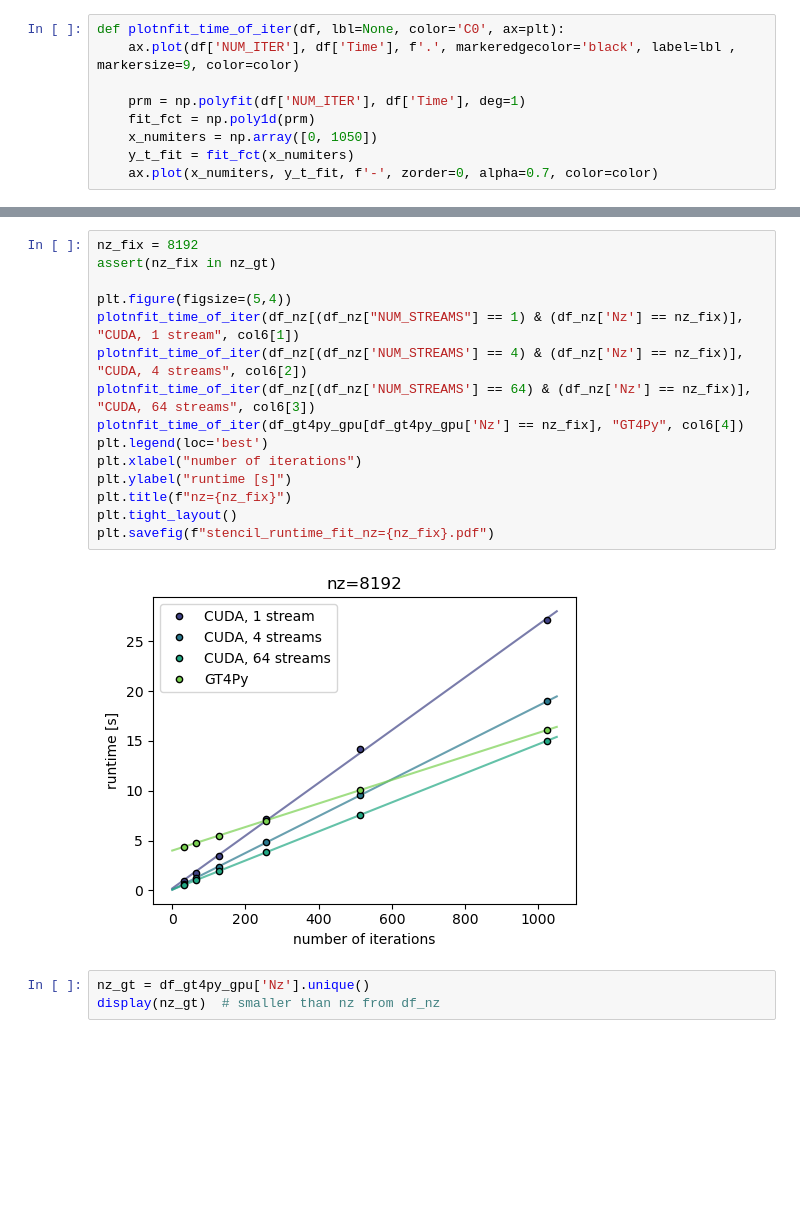
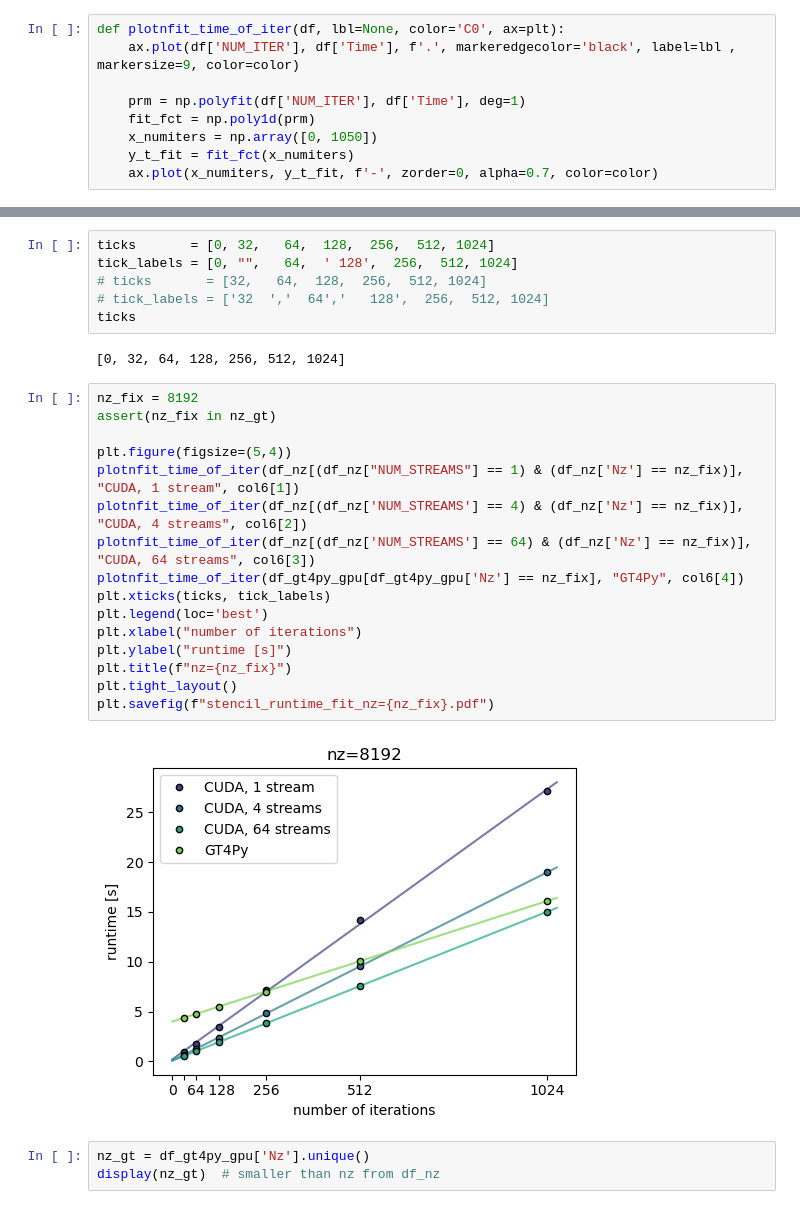
Before and after one commit to grafrap/HPC4WC-overlapping, a Jupyter notebook: measurements/stencil_cuda_vs_gt4py_plots.ipynb, the cells around one changed output, grey strips where cells are left out. Drawn from its saved outputs; the diff is of its cells as text; blank space fills up the shorter version.

Commit message:
powers of two (and 0) as ticks

```diff
--- a/measurements/stencil_cuda_vs_gt4py_plots.ipynb
+++ b/measurements/stencil_cuda_vs_gt4py_plots.ipynb
@@ -245,20 +252,29 @@ def plotnfit_time_of_iter(df, lbl=None, color='C0', ax=plt):
+# %%
+ticks       = [0, 32,   64,  128,  256,  512, 1024]
+tick_labels = [0, "",   64,  ' 128',  256,  512, 1024]
+# ticks       = [32,   64,  128,  256,  512, 1024]
+# tick_labels = ['32  ','  64','   128',  256,  512, 1024]
+ticks
+# %% [output]
+[0, 32, 64, 128, 256, 512, 1024]
 # %%
 nz_fix = 8192
 assert(nz_fix in nz_gt)
 
 plt.figure(figsize=(5,4))
 plotnfit_time_of_iter(df_nz[(df_nz["NUM_STREAMS"] == 1) & (df_nz['Nz'] == nz_fix)], "CUDA, 1 stream", col6[1])
 plotnfit_time_of_iter(df_nz[(df_nz['NUM_STREAMS'] == 4) & (df_nz['Nz'] == nz_fix)], "CUDA, 4 streams", col6[2])
 plotnfit_time_of_iter(df_nz[(df_nz['NUM_STREAMS'] == 64) & (df_nz['Nz'] == nz_fix)], "CUDA, 64 streams", col6[3])
 plotnfit_time_of_iter(df_gt4py_gpu[df_gt4py_gpu['Nz'] == nz_fix], "GT4Py", col6[4])
+plt.xticks(ticks, tick_labels)
 plt.legend(loc='best')
 plt.xlabel("number of iterations")
 plt.ylabel("runtime [s]")
 plt.title(f"nz={nz_fix}")
 plt.tight_layout()
 plt.savefig(f"stencil_runtime_fit_nz={nz_fix}.pdf")
 # %% [output]
-[figure, old version]
+[figure, new version]
 # %%
 nz_gt = df_gt4py_gpu['Nz'].unique()
 display(nz_gt)  # smaller than nz from df_nz
```
Also changed, not shown: parts of 5 cells of this notebook, 3 other files.
